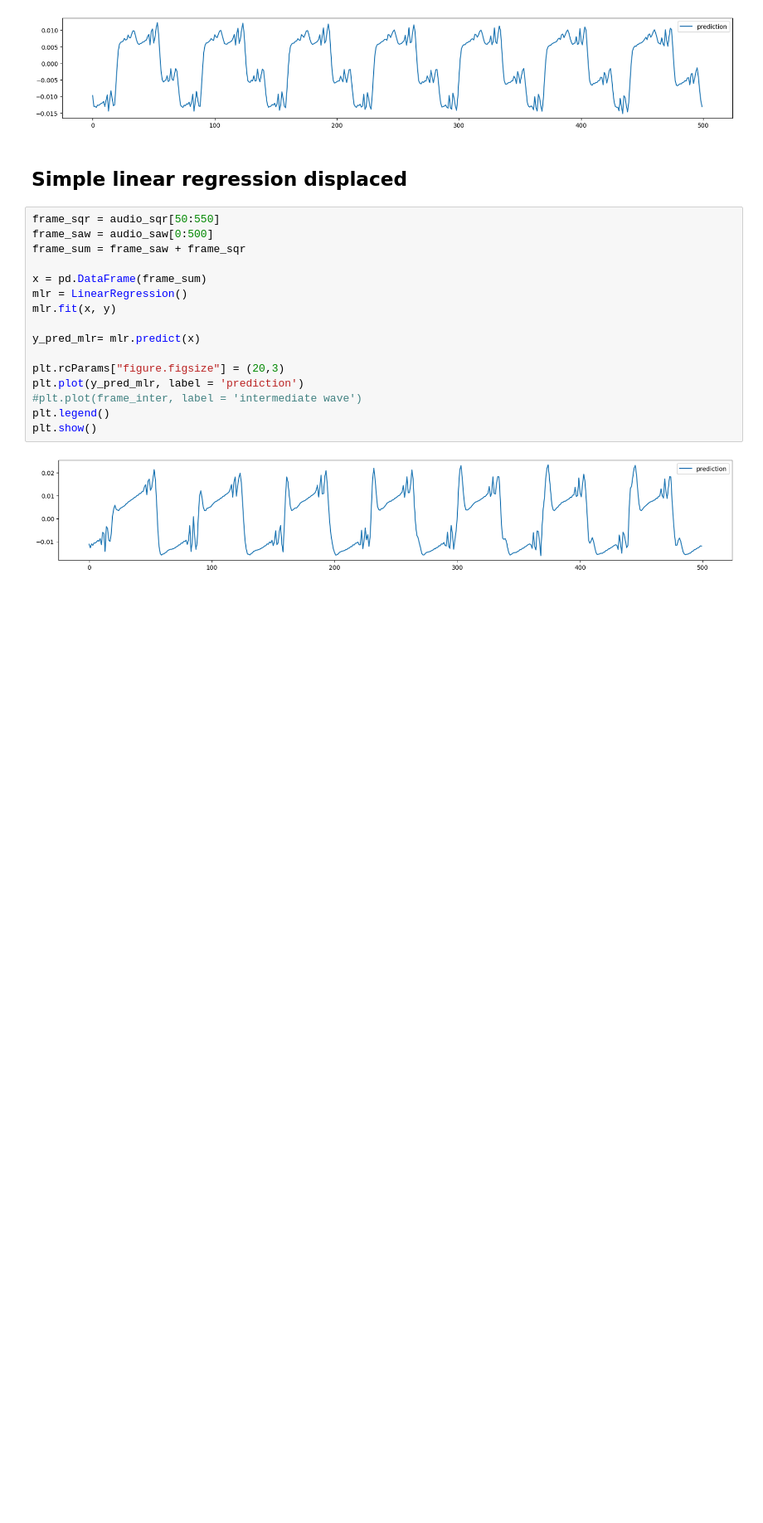
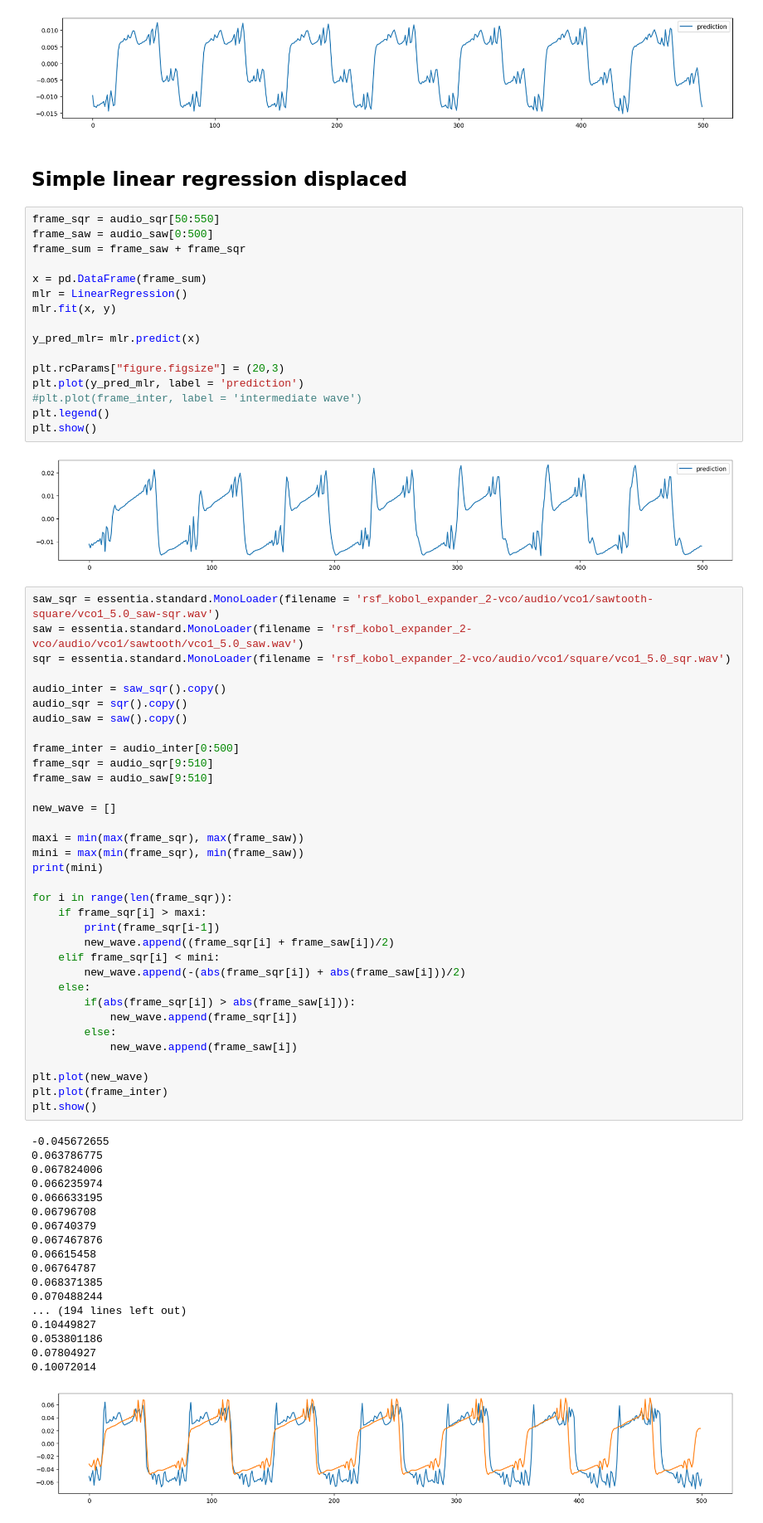
Before and after one commit to javiech1/TFG, a Jupyter notebook: linealsum.ipynb, the cells around one changed output. Shown: that part at 83% size. Saved outputs shown, nothing was run; the diff lists cells and outputs as text; blank space fills up the shorter version.

```diff
--- a/linealsum.ipynb
+++ b/linealsum.ipynb
@@ -209,3 +209,56 @@ plt.legend()
 plt.show()
 # %% [output]
 [figure]
+# %%
+saw_sqr = essentia.standard.MonoLoader(filename = 'rsf_kobol_expander_2-vco/audio/vco1/sawtooth-square/vco1_5.0_saw-sqr.wav')
+saw = essentia.standard.MonoLoader(filename = 'rsf_kobol_expander_2-vco/audio/vco1/sawtooth/vco1_5.0_saw.wav')
+sqr = essentia.standard.MonoLoader(filename = 'rsf_kobol_expander_2-vco/audio/vco1/square/vco1_5.0_sqr.wav')
+
+audio_inter = saw_sqr().copy()
+audio_sqr = sqr().copy()
+audio_saw = saw().copy()
+
+frame_inter = audio_inter[0:500]
+frame_sqr = audio_sqr[9:510]
+frame_saw = audio_saw[9:510]
+
+new_wave = []
+
+maxi = min(max(frame_sqr), max(frame_saw))
+mini = max(min(frame_sqr), min(frame_saw))
+print(mini)
+
+for i in range(len(frame_sqr)):
+    if frame_sqr[i] > maxi:
+        print(frame_sqr[i-1])
+        new_wave.append((frame_sqr[i] + frame_saw[i])/2)
+    elif frame_sqr[i] < mini:
+        new_wave.append(-(abs(frame_sqr[i]) + abs(frame_saw[i]))/2)
+    else:
+        if(abs(frame_sqr[i]) > abs(frame_saw[i])):
+            new_wave.append(frame_sqr[i])
+        else:
+            new_wave.append(frame_saw[i])
+
+plt.plot(new_wave)
+plt.plot(frame_inter)
+plt.show()
+# %% [output]
+-0.045672655
+0.063786775
+0.067824006
+0.066235974
+0.066633195
+0.06796708
+0.06740379
+0.067467876
+0.06615458
+0.06764787
+0.068371385
+0.070488244
+... (194 lines left out)
+0.10449827
+0.053801186
+0.07804927
+0.10072014
+[figure, added]
```
Also changed, not shown: parts of 5 cells of this notebook.
